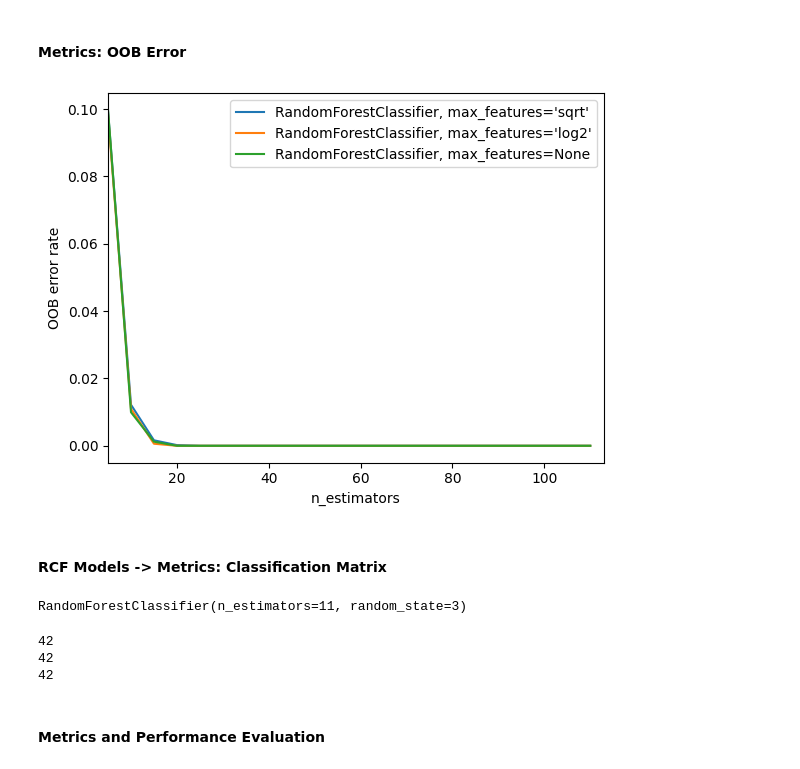
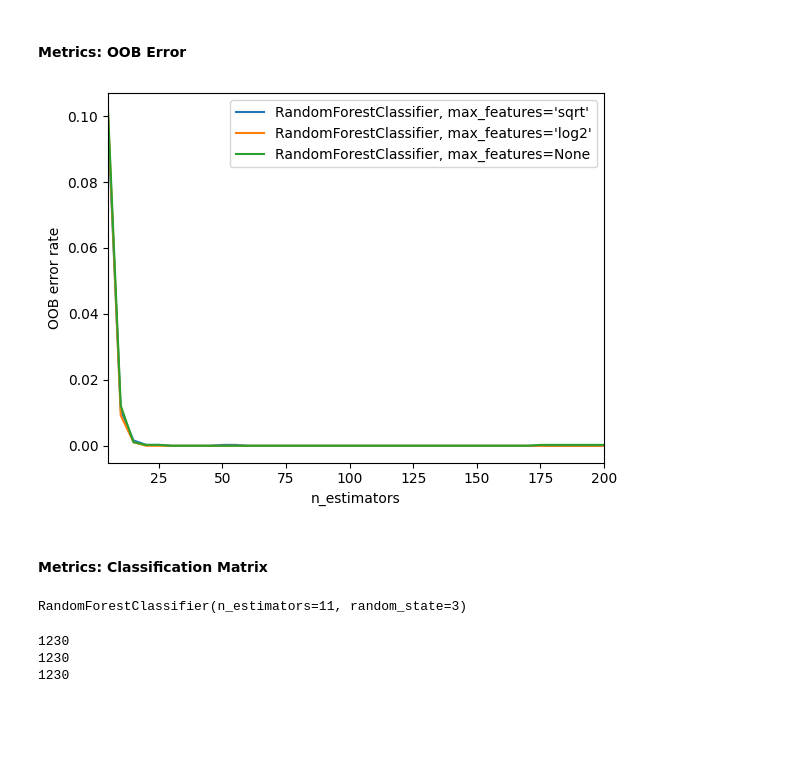
Before and after one commit to ssunsonic/Disease-Prediction, a Jupyter notebook: model.ipynb, the cells around one changed output. Drawn from its saved outputs; the diff is of its cells as text; code cells hidden in the pictures; blank space fills up the shorter version.

Commit message:
Working on: CV, Feature Importance (via Embedded Feature Selection)

```diff
--- a/model.ipynb
+++ b/model.ipynb
@@ -125,0 +88,4 @@ Length: 114, dtype: int64
+# %%
+# Shuffling introduces randomness, which gives data greater general representative power
+
+sdata = data.sample(frac = 1)
@@ -131,0 +110,8 @@ Length: 114, dtype: int64
+# %%
+X = sdata.drop(['prognosis'], axis = 1)
+y = sdata['prognosis']
+
+# Label Encode Response
+
+le = LabelEncoder()
+y= le.fit_transform(y)
@@ -139 +135,13 @@ y_test = test['prognosis']
+# %%
+from sklearn.model_selection import train_test_split
+# Initial Split given the Training and Test CSV files. Now, want to implement aa 75/25 split, using the training data as the main data.
+
+X_train, X_test, y_train, y_test = train_test_split(
+  X, y, test_size = 0.25, random_state=1
+)
+
+# x_train = training.drop(['prognosis'], axis = 1)
+# y_train = training['prognosis']
+# x_test = test.drop(['prognosis'], axis = 1)
+# y_test = test['prognosis']
 # %%
@@ -174,5 +171,0 @@ print(len(test['prognosis'].unique()))
-# %%
-# Label Encoder
-
-le = LabelEncoder()
-y_train = le.fit_transform(y_train)
@@ -227,31 +217,31 @@ error_rate = OrderedDict((label, []) for label, _ in ensemble_clfs)
 # %%
 # Range of `n_estimators` values to explore.
 min_estimators = 5
-max_estimators = len(x_train.columns)
+max_estimators = 200
 
 for label, clf in ensemble_clfs:
     for i in range(min_estimators, max_estimators + 1, 5):
         clf.set_params(n_estimators=i)
-        clf.fit(x_train, y_train)
+        clf.fit(X_train, y_train)
 
         # Record the OOB error for each `n_estimators=i` setting.
         oob_error = 1 - clf.oob_score_
         error_rate[label].append((i, oob_error))
 
 # Generate the "OOB error rate" vs. "n_estimators" plot.
 for label, clf_err in error_rate.items():
     xs, ys = zip(*clf_err)
     plt.plot(xs, ys, label=label)
 
 plt.xlim(min_estimators, max_estimators)
 plt.xlabel("n_estimators")
 plt.ylabel("OOB error rate")
 plt.legend(loc="upper right")
 plt.show()
 # %% [output]
-[figure, old version]
+[figure, new version]
 # %% [markdown]
-#### RCF Models -> Metrics: Classification Matrix
+#### Metrics: Classification Matrix
 # %%
 # 3 models for varying amount of predictors to split tree on
 
@@ -271,17 +261,15 @@ RandomForestClassifier(n_estimators=11, random_state=3)
 # %%
 # Use model to predict type of prognosis (Y) on unseen values of symptoms (X)
 
-rf_predictions = rf.predict(x_test)
-rf2_predictions = rf2.predict(x_test)
-rf3_predictions = rf3.predict(x_test)
+rf_predictions = rf.predict(X_test)
+rf2_predictions = rf2.predict(X_test)
+rf3_predictions = rf3.predict(X_test)
 
 # Should be equal to x_test, x-coord
 print(len(rf_predictions))
 print(len(rf2_predictions))
 print(len(rf3_predictions))
 # %% [output]
-42
-42
-42
+1230
+1230
+1230
-# %% [markdown]
-#### Metrics and Performance Evaluation
```
Also changed, not shown: parts of 31 cells of this notebook.
